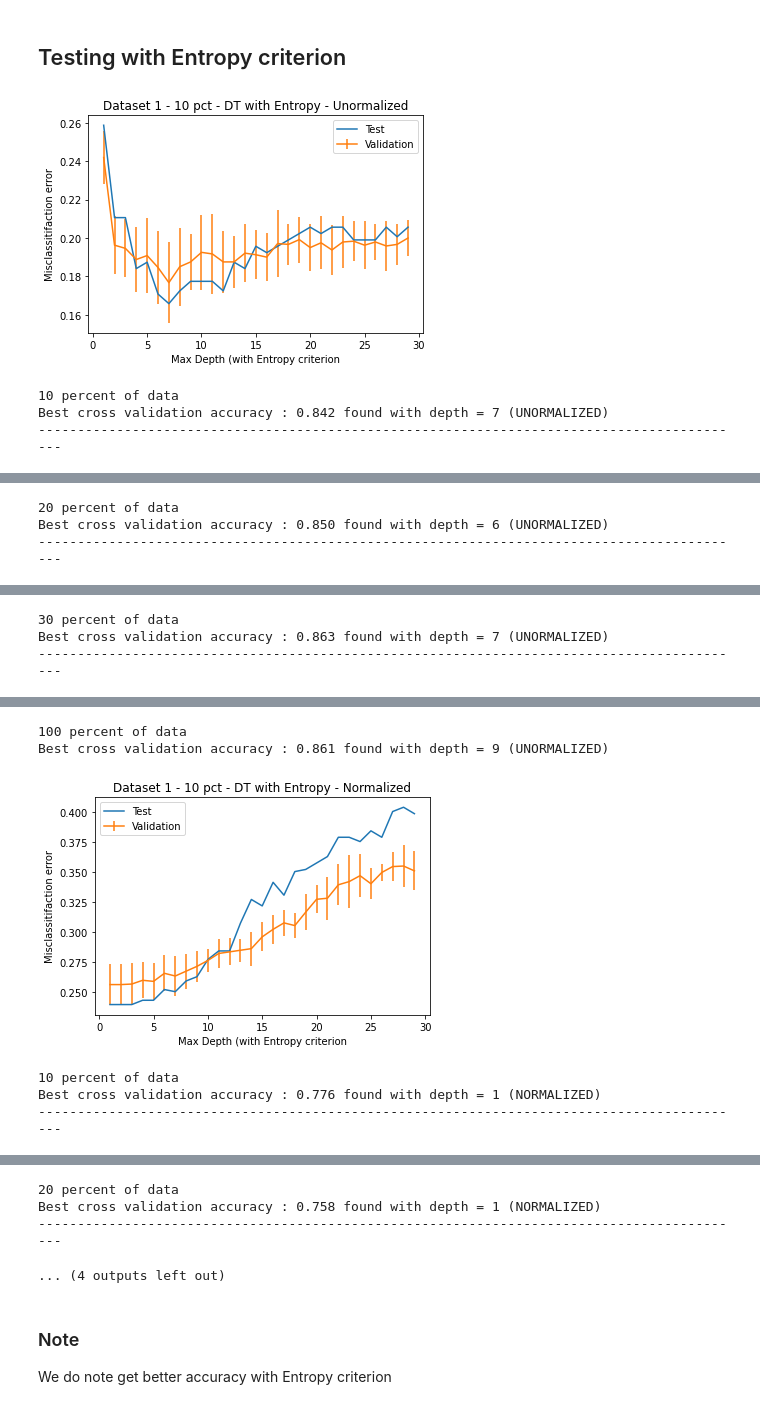
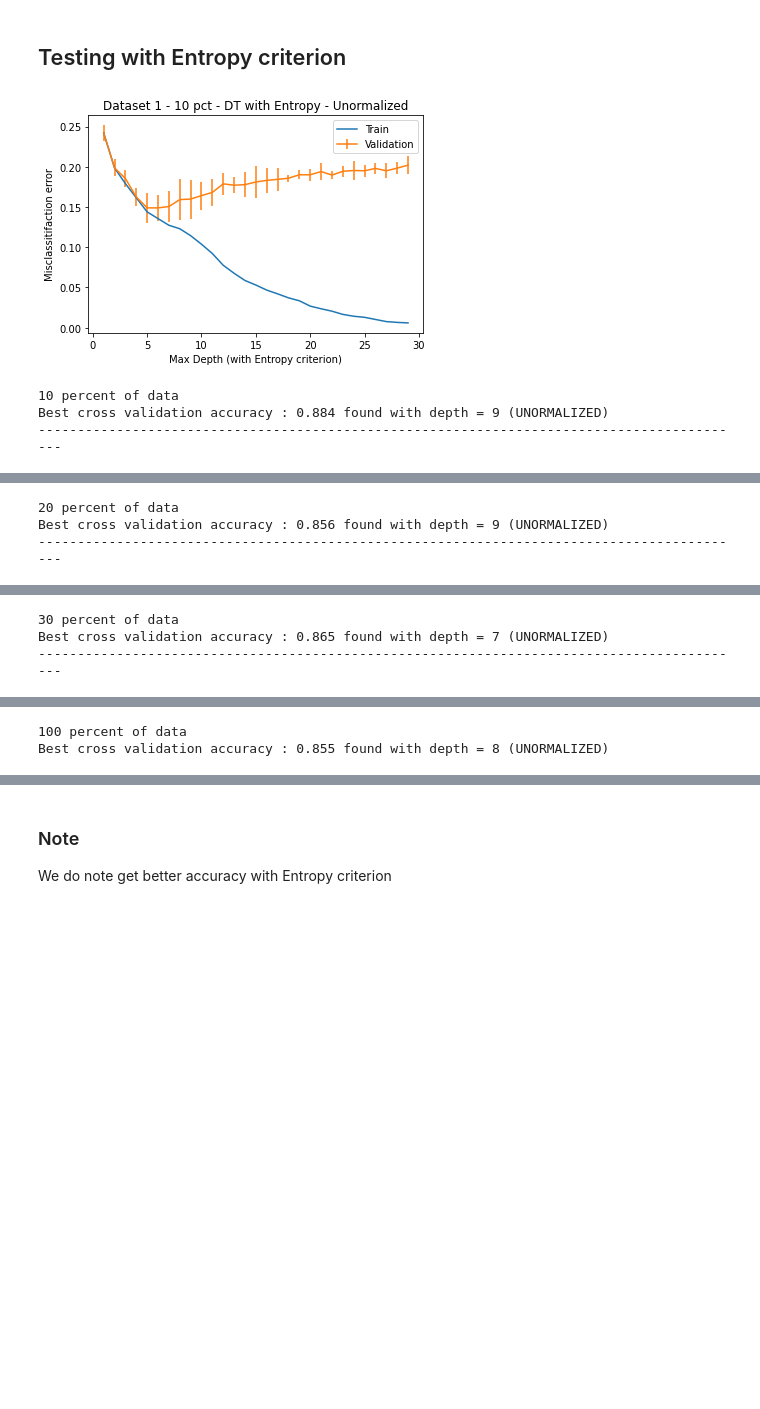
Before and after one commit to emmacona/COMP551-A1-KNN-and-Decision-tree-optimization, a Jupyter notebook: mini-project-1.ipynb, the cells around one changed output, grey strips where cells are left out. Cells and saved outputs as stored; diff of their text form; code cells hidden in the pictures; blank space fills up the shorter version.

```diff
--- a/mini-project-1.ipynb
+++ b/mini-project-1.ipynb
@@ -936,61 +915,61 @@ x_10, y_10 = data_10.iloc[:,:-1].to_numpy(), data_10['over-50K'].to_numpy()
 
 # With 10% of data
 best_acc, best_depth = findBestDepthWithEntropy(x_10, y_10, 'Dataset 1 - 10 pct - DT with Entropy - Unormalized')
 print('10 percent of data\n' f'Best cross validation accuracy : {best_acc:.3f} found with depth = {best_depth} (UNORMALIZED)')
 print('-------------------------------------------------------------------------------------------\n')
 
 # With 20% of data
 best_acc, best_depth = findBestDepthWithEntropy(x_20, y_20, 'Dataset 1 - 20 pct - DT with Entropy - Unormalized')
 print('20 percent of data\n' f'Best cross validation accuracy : {best_acc:.3f} found with depth = {best_depth} (UNORMALIZED)')
 print('-------------------------------------------------------------------------------------------\n')
 
 # With 30% of data
 best_acc, best_depth = findBestDepthWithEntropy(x_30, y_30, 'Dataset 1 - 30 pct - DT with Entropy - Unormalized')
 print('30 percent of data\n' f'Best cross validation accuracy : {best_acc:.3f} found with depth = {best_depth} (UNORMALIZED)')
 print('-------------------------------------------------------------------------------------------\n')
 
 # With 100% of data
 best_acc, best_depth = findBestDepthWithEntropy(x, y, 'Dataset 1 - 100 pct - DT with Entropy - Unormalized')
 print('100 percent of data\n' f'Best cross validation accuracy : {best_acc:.3f} found with depth = {best_depth} (UNORMALIZED)')
 print('\n\n')
 
-#########################################
-# Normalized data (10%, 20%, 30%, 100%) #
-#########################################
+# #########################################
+# # Normalized data (10%, 20%, 30%, 100%) #
+# #########################################
 
-# Split the data
-x_normalized, y_normalized = normalized_dataset_1.iloc[:,:-1].to_numpy(), normalized_dataset_1['over-50K'].to_numpy()
+# # Split the data
+# x_normalized, y_normalized = normalized_dataset_1.iloc[:,:-1].to_numpy(), normalized_dataset_1['over-50K'].to_numpy()
 
-# Split further for testing purposes (growing samples)
-normalized_data_30 = normalized_dataset_1.sample(frac=0.30)
-x_30_normalized, y_30_normalized = normalized_data_30.iloc[:,:-1].to_numpy(), normalized_data_30['over-50K'].to_numpy()
+# # Split further for testing purposes (growing samples)
+# normalized_data_30 = normalized_dataset_1.sample(frac=0.30)
+# x_30_normalized, y_30_normalized = normalized_data_30.iloc[:,:-1].to_numpy(), normalized_data_30['over-50K'].to_numpy()
 
-normalized_data_20 = normalized_dataset_1.sample(frac=0.20)
-x_20_normalized, y_20_normalized = normalized_data_20.iloc[:,:-1].to_numpy(), normalized_data_20['over-50K'].to_numpy()
+# normalized_data_20 = normalized_dataset_1.sample(frac=0.20)
+# x_20_normalized, y_20_normalized = normalized_data_20.iloc[:,:-1].to_numpy(), normalized_data_20['over-50K'].to_numpy()
 
-normalized_data_10 = normalized_dataset_1.sample(frac=0.10)
-x_10_normalized, y_10_normalized = normalized_data_10.iloc[:,:-1].to_numpy(), normalized_data_10['over-50K'].to_numpy()
+# normalized_data_10 = normalized_dataset_1.sample(frac=0.10)
+# x_10_normalized, y_10_normalized = normalized_data_10.iloc[:,:-1].to_numpy(), normalized_data_10['over-50K'].to_numpy()
 
-# With 10% of data
-best_acc, best_depth = findBestDepthWithEntropy(x_10_normalized, y_10_normalized, 'Dataset 1 - 10 pct - DT with Entropy - Normalized')
-print('10 percent of data\n' f'Best cross validation accuracy : {best_acc:.3f} found with depth = {best_depth} (NORMALIZED)')
-print('-------------------------------------------------------------------------------------------\n')
+# # With 10% of data
+# best_acc, best_depth = findBestDepthWithEntropy(x_10_normalized, y_10_normalized, 'Dataset 1 - 10 pct - DT with Entropy - Normalized')
+# print('10 percent of data\n' f'Best cross validation accuracy : {best_acc:.3f} found with depth = {best_depth} (NORMALIZED)')
+# print('-------------------------------------------------------------------------------------------\n')
 
-# With 20% of data
-best_acc, best_depth = findBestDepthWithEntropy(x_20_normalized, y_20_normalized, 'Dataset 1 - 20 pct - DT with Entropy - Normalized')
-print('20 percent of data\n' f'Best cross validation accuracy : {best_acc:.3f} found with depth = {best_depth} (NORMALIZED)')
-print('-------------------------------------------------------------------------------------------\n')
+# # With 20% of data
+# best_acc, best_depth = findBestDepthWithEntropy(x_20_normalized, y_20_normalized, 'Dataset 1 - 20 pct - DT with Entropy - Normalized')
+# print('20 percent of data\n' f'Best cross validation accuracy : {best_acc:.3f} found with depth = {best_depth} (NORMALIZED)')
+# print('-------------------------------------------------------------------------------------------\n')
 
-# With 30% of data
-best_acc, best_depth = findBestDepthWithEntropy(x_30_normalized, y_30_normalized, 'Dataset 1 - 30 pct - DT with Entropy - Normalized')
-print('30 percent of data\n' f'Best cross validation accuracy : {best_acc:.3f} found with depth = {best_depth} (NORMALIZED)')
-print('-------------------------------------------------------------------------------------------\n')
+# # With 30% of data
+# best_acc, best_depth = findBestDepthWithEntropy(x_30_normalized, y_30_normalized, 'Dataset 1 - 30 pct - DT with Entropy - Normalized')
+# print('30 percent of data\n' f'Best cross validation accuracy : {best_acc:.3f} found with depth = {best_depth} (NORMALIZED)')
+# print('-------------------------------------------------------------------------------------------\n')
 
-# With 100% of data
-best_acc, best_depth = findBestDepthWithEntropy(x_normalized, y_normalized, 'Dataset 1 - 100 pct - DT with Entropy - Normalized')
-print('100 percent of data\n' f'Best cross validation accuracy : {best_acc:.3f} found with depth = {best_depth} (NORMALIZED)')
+# # With 100% of data
+# best_acc, best_depth = findBestDepthWithEntropy(x_normalized, y_normalized, 'Dataset 1 - 100 pct - DT with Entropy - Normalized')
+# print('100 percent of data\n' f'Best cross validation accuracy : {best_acc:.3f} found with depth = {best_depth} (NORMALIZED)')
 # %% [output]
-[figure, old version]
+[figure, new version]
 10 percent of data
-Best cross validation accuracy : 0.842 found with depth = 7 (UNORMALIZED)
+Best cross validation accuracy : 0.884 found with depth = 9 (UNORMALIZED)
 -------------------------------------------------------------------------------------------
@@ -998,3 +977,3 @@ Best cross validation accuracy : 0.842 found with depth = 7 (UNORMALIZED)
 20 percent of data
-Best cross validation accuracy : 0.850 found with depth = 6 (UNORMALIZED)
+Best cross validation accuracy : 0.856 found with depth = 9 (UNORMALIZED)
 -------------------------------------------------------------------------------------------
@@ -1002,3 +981,3 @@ Best cross validation accuracy : 0.850 found with depth = 6 (UNORMALIZED)
 30 percent of data
-Best cross validation accuracy : 0.863 found with depth = 7 (UNORMALIZED)
+Best cross validation accuracy : 0.865 found with depth = 7 (UNORMALIZED)
 -------------------------------------------------------------------------------------------
@@ -1006,6 +985,2 @@ Best cross validation accuracy : 0.863 found with depth = 7 (UNORMALIZED)
 100 percent of data
-Best cross validation accuracy : 0.861 found with depth = 9 (UNORMALIZED)
+Best cross validation accuracy : 0.855 found with depth = 8 (UNORMALIZED)
-[figure, removed]
-10 percent of data
-Best cross validation accuracy : 0.776 found with depth = 1 (NORMALIZED)
--------------------------------------------------------------------------------------------
@@ -1013,7 +987,3 @@ Best cross validation accuracy : 0.776 found with depth = 1 (NORMALIZED)
-20 percent of data
-Best cross validation accuracy : 0.758 found with depth = 1 (NORMALIZED)
--------------------------------------------------------------------------------------------
-... (4 outputs left out)
 # %% [markdown]
 ### Note
 We do note get better accuracy with Entropy criterion
```
Also changed, not shown: parts of 26 cells of this notebook.
